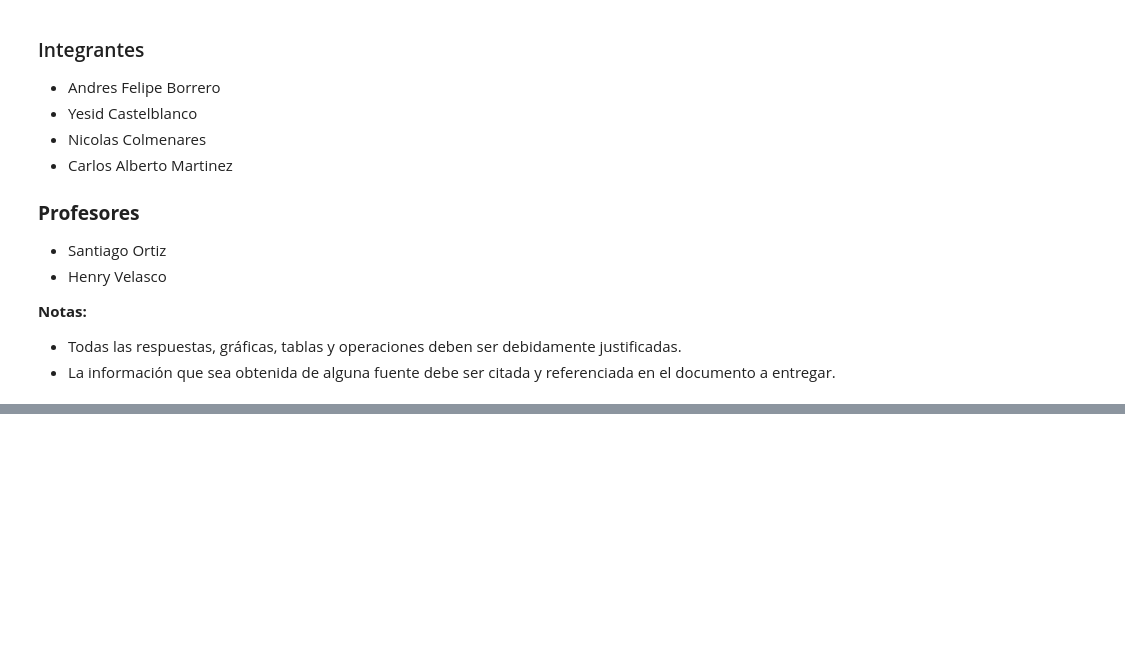
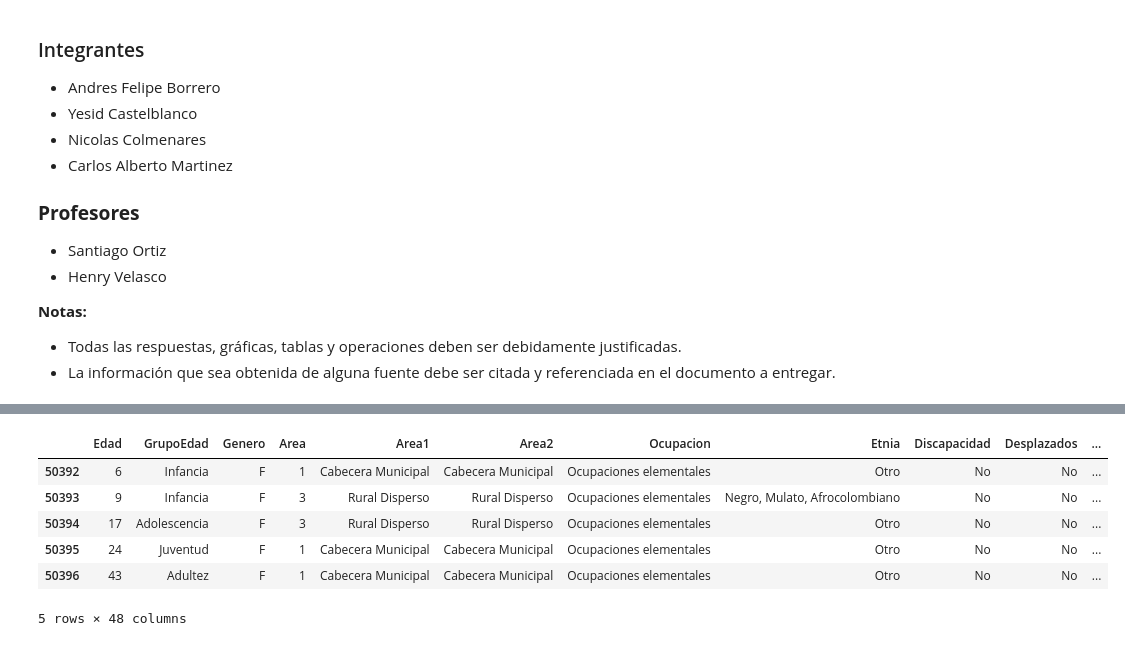
Before and after one commit to cam2149/MachinelearningI, a Jupyter notebook: Examen3_Ejercicio4.ipynb, the cells around one changed output, grey strips where cells are left out. Cells and saved outputs as stored; diff of their text form; code cells hidden in the pictures; blank space fills up the shorter version.

```diff
--- a/Examen3_Ejercicio4.ipynb
+++ b/Examen3_Ejercicio4.ipynb
@@ -189,0 +100,11 @@ dfDengue = pd.read_excel(url, sheet_name='datos_2')
+# %%
+
+dfDengue.tail()
+# %% [output]
+|  | Edad | GrupoEdad | Genero | Area | Area1 | Area2 | Ocupacion | Etnia | Discapacidad | Desplazados | ... |
+| 50392 | 6 | Infancia | F | 1 | Cabecera Municipal | Cabecera Municipal | Ocupaciones elementales | Otro | No | No | ... |
+| 50393 | 9 | Infancia | F | 3 | Rural Disperso | Rural Disperso | Ocupaciones elementales | Negro, Mulato, Afrocolombiano | No | No | ... |
+| 50394 | 17 | Adolescencia | F | 3 | Rural Disperso | Rural Disperso | Ocupaciones elementales | Otro | No | No | ... |
+| 50395 | 24 | Juventud | F | 1 | Cabecera Municipal | Cabecera Municipal | Ocupaciones elementales | Otro | No | No | ... |
+| 50396 | 43 | Adultez | F | 1 | Cabecera Municipal | Cabecera Municipal | Ocupaciones elementales | Otro | No | No | ... |
+5 rows × 48 columns
```
Also changed, not shown: parts of 33 cells of this notebook.
